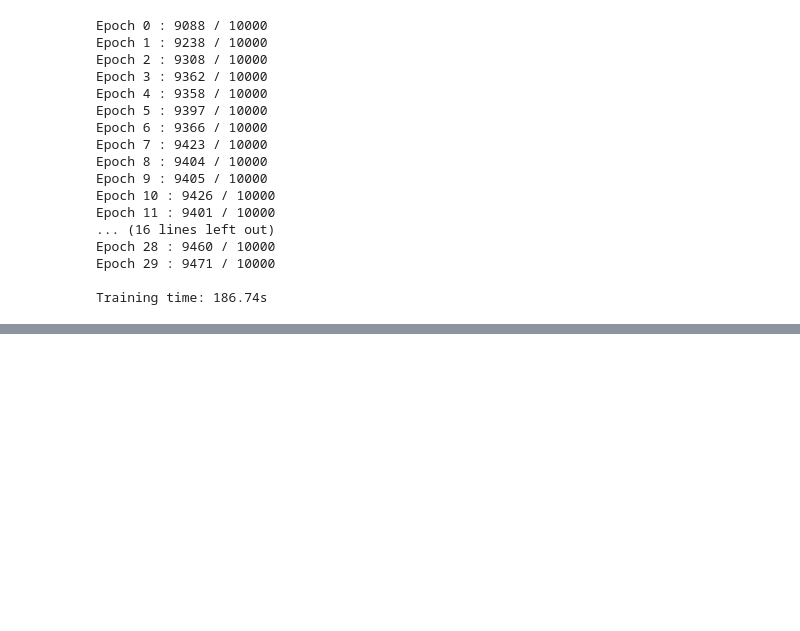
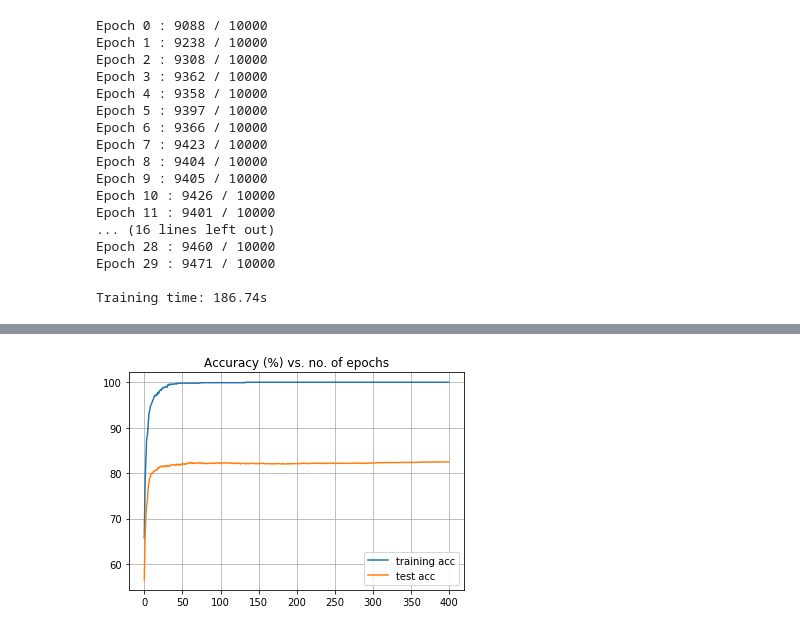
Before and after one commit to akapet00/learning, a Jupyter notebook: learning.ipynb, the cells around one changed output, grey strips where cells are left out. Drawn from its saved outputs; the diff is of its cells as text; code cells hidden in the pictures; blank space fills up the shorter version.

```diff
--- a/learning.ipynb
+++ b/learning.ipynb
@@ -1495,0 +1837,19 @@ Training time: 186.74s
+# %%
+# first 1000 images
+random.seed(42)
+np.random.seed(42)
+net = Network2([784, 30, 10])
+net.large_weight_initializer()
+training_data_size = 1000
+num_epochs = 400
+batch_size = 10
+learning_rate = 0.5
+lmbda = 0 # no regularization
+
+test_cost, test_accuracy, training_cost, training_accuracy \
+    = net.SGD(training_data[:training_data_size], num_epochs, batch_size, learning_rate,
+              evaluation_data=test_data, lmbda = lmbda,
+              monitor_evaluation_cost=True,
+              monitor_evaluation_accuracy=True,
+              monitor_training_cost=True,
+              monitor_training_accuracy=True)
@@ -1495,0 +1866,9 @@ Training time: 186.74s
+# %%
+plt.plot(np.array(training_accuracy)/training_data_size*100., label='training acc')
+plt.plot(np.array(test_accuracy)/100, label='test acc')
+plt.legend(loc='best')
+plt.title('Accuracy (%) vs. no. of epochs')
+plt.grid()
+plt.show()
+# %% [output]
+[figure, added]
```
Also changed, not shown: parts of 9 cells of this notebook.
